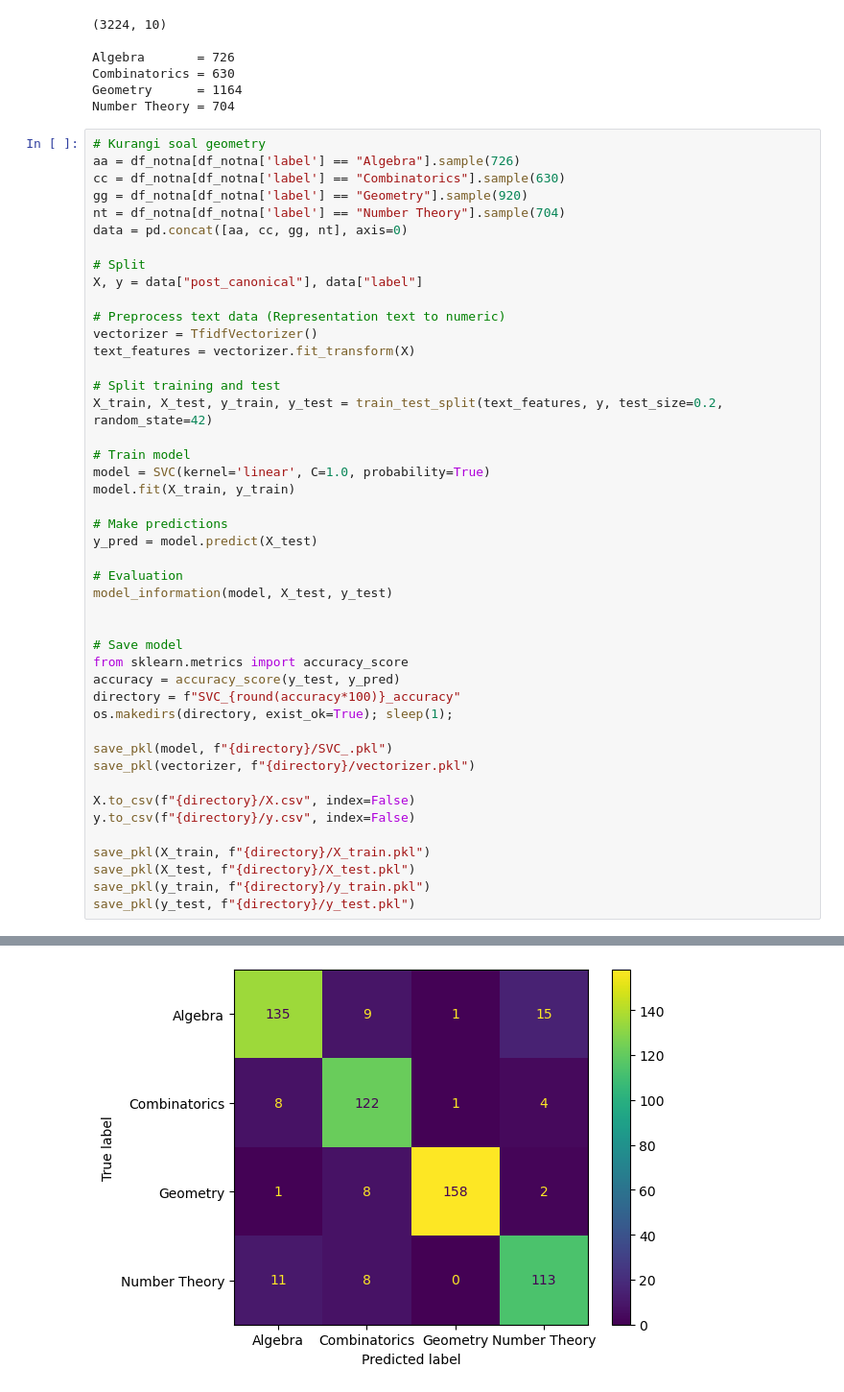
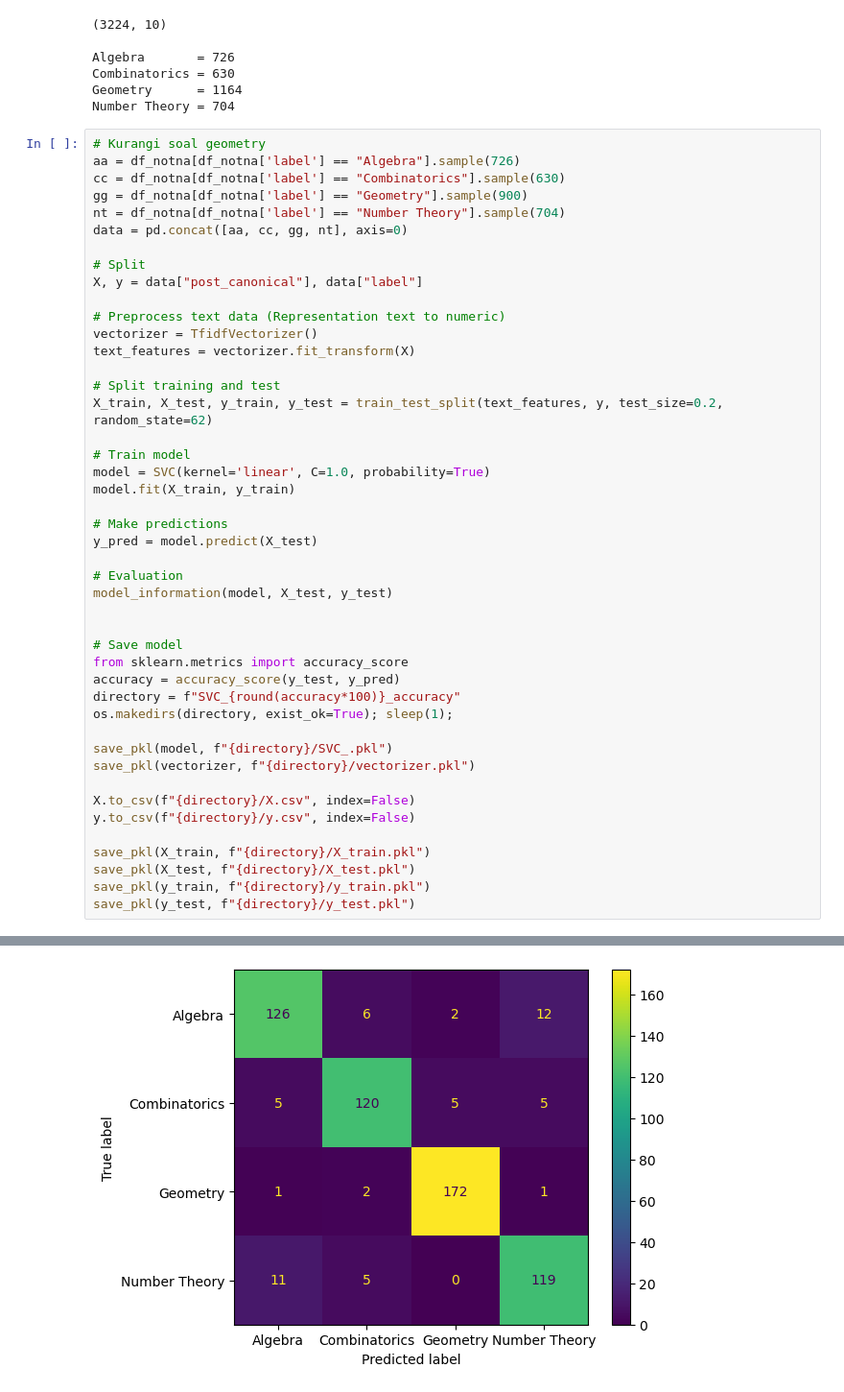
Before and after one commit to victorchendra02/Final-Academic-Project, a Jupyter notebook: model_01/SVC.ipynb, the cells around one changed output, grey strips where cells are left out. Shown at 96% size. Drawn from its saved outputs; the diff is of its cells as text.

```diff
--- a/model_01/SVC.ipynb
+++ b/model_01/SVC.ipynb
@@ -120,7 +120,7 @@ Number Theory = 704
 # Kurangi soal geometry
 aa = df_notna[df_notna['label'] == "Algebra"].sample(726)
 cc = df_notna[df_notna['label'] == "Combinatorics"].sample(630)
-gg = df_notna[df_notna['label'] == "Geometry"].sample(920)
+gg = df_notna[df_notna['label'] == "Geometry"].sample(900)
 nt = df_notna[df_notna['label'] == "Number Theory"].sample(704)
 data = pd.concat([aa, cc, gg, nt], axis=0)
 
@@ -132,7 +132,7 @@ vectorizer = TfidfVectorizer()
 text_features = vectorizer.fit_transform(X)
 
 # Split training and test
-X_train, X_test, y_train, y_test = train_test_split(text_features, y, test_size=0.2, random_state=42)
+X_train, X_test, y_train, y_test = train_test_split(text_features, y, test_size=0.2, random_state=62)
 
 # Train model
 model = SVC(kernel='linear', C=1.0, probability=True)
@@ -176 +176 @@ Number Theory = 85.61%
-[figure, old version]
+[figure, new version]
```
Also changed, not shown: parts of 1 cell of this notebook, 1 other file.
